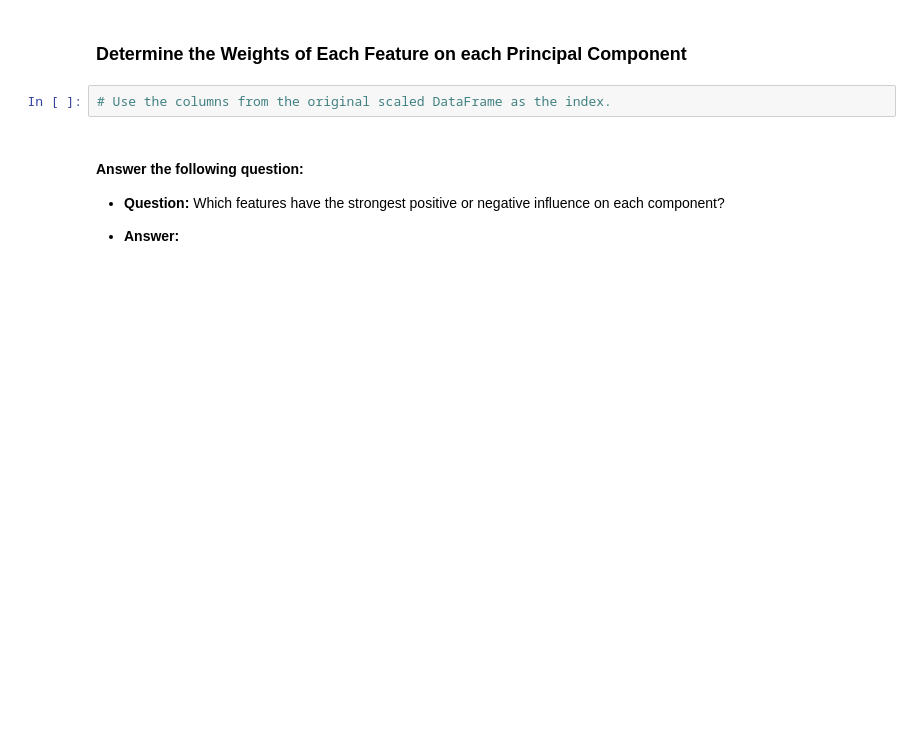
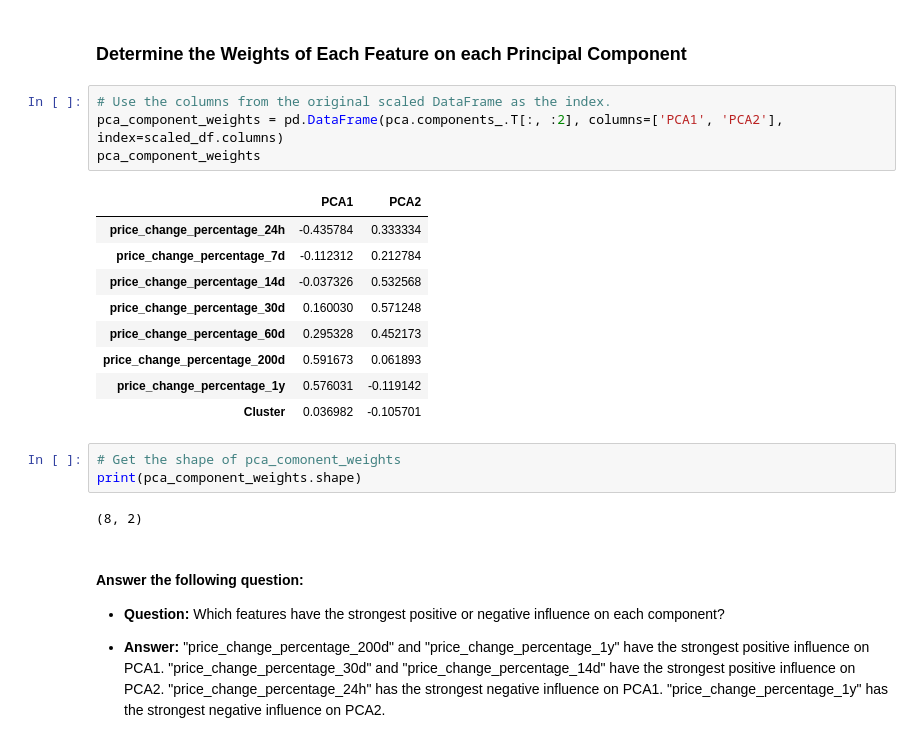
Before and after one commit to sbradley71/CryptoClustering, a Jupyter notebook: Crypto_Clustering.ipynb, the cells around one changed output. Cells and saved outputs as stored; diff of their text form; blank space fills up the shorter version.

```diff
--- a/Crypto_Clustering.ipynb
+++ b/Crypto_Clustering.ipynb
@@ -350,9 +363,29 @@ plt.show()
 ### Determine the Weights of Each Feature on each Principal Component
 # %%
 # Use the columns from the original scaled DataFrame as the index.
+pca_component_weights = pd.DataFrame(pca.components_.T[:, :2], columns=['PCA1', 'PCA2'], index=scaled_df.columns)
+pca_component_weights
+# %% [output]
+|  | PCA1 | PCA2 |
+| price_change_percentage_24h | -0.435784 | 0.333334 |
+| price_change_percentage_7d | -0.112312 | 0.212784 |
+| price_change_percentage_14d | -0.037326 | 0.532568 |
+| price_change_percentage_30d | 0.160030 | 0.571248 |
+| price_change_percentage_60d | 0.295328 | 0.452173 |
+| price_change_percentage_200d | 0.591673 | 0.061893 |
+| price_change_percentage_1y | 0.576031 | -0.119142 |
+| Cluster | 0.036982 | -0.105701 |
+# %%
+# Get the shape of pca_comonent_weights
+print(pca_component_weights.shape)
+# %% [output]
+(8, 2)
 # %% [markdown]
 #### Answer the following question:
 
 * **Question:** Which features have the strongest positive or negative influence on each component?
 
-* **Answer:**
+* **Answer:** "price_change_percentage_200d" and "price_change_percentage_1y" have the strongest positive influence on PCA1.
+              "price_change_percentage_30d" and "price_change_percentage_14d" have the strongest positive influence on PCA2.
+              "price_change_percentage_24h" has the strongest negative influence on PCA1.
+              "price_change_percentage_1y" has the strongest negative influence on PCA2.
```
Also changed, not shown: parts of 9 cells of this notebook.
